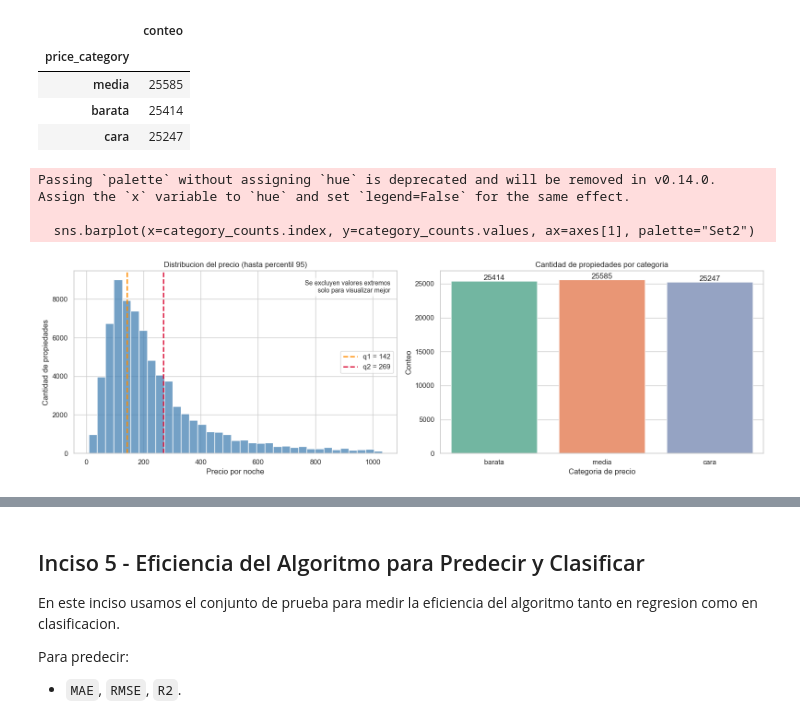
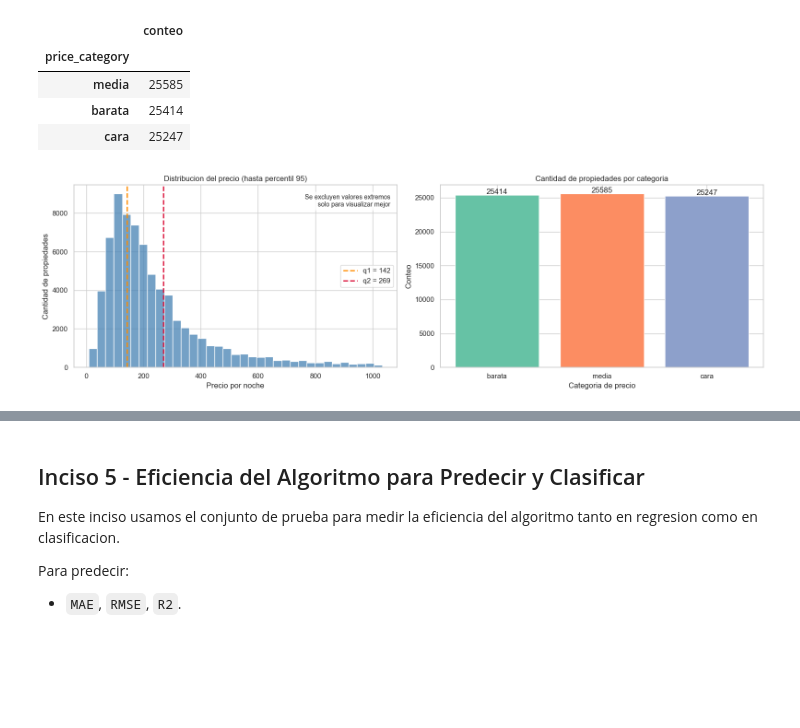
Before and after one commit to nicoCT04/lab5-MD, a Jupyter notebook: lab5_naive_bayes.ipynb, the cells around one changed output, grey strips where cells are left out. Cells and saved outputs as stored; diff of their text form; code cells hidden in the pictures; blank space fills up the shorter version.

```diff
--- a/lab5_naive_bayes.ipynb
+++ b/lab5_naive_bayes.ipynb
@@ -649,8 +809,7 @@ Como en el dataset no existe una columna ya creada para `barata`, `media` y `car
 
 Para evitar fuga de informacion, los puntos de corte se calculan **solo con el conjunto de entrenamiento** y luego se aplican tambien al conjunto de prueba.
 # %%
-train_price_for_bins = y_price.loc[X_train.index]
-q1, q2 = train_price_for_bins.quantile([1 / 3, 2 / 3])
+q1, q2 = y_train_price.quantile([1 / 3, 2 / 3])
 
 df_model["price_category"] = pd.cut(
     df_model["price_num"],
@@ -660,8 +819,18 @@ df_model["price_category"] = pd.cut(
 )
 
 y_class = df_model["price_category"]
-y_train_class = y_class.loc[X_train.index]
-y_test_class = y_class.loc[X_test.index]
+y_train_class = pd.cut(
+    y_train_price,
+    bins=[-np.inf, q1, q2, np.inf],
+    labels=["barata", "media", "cara"],
+    include_lowest=True,
+)
+y_test_class = pd.cut(
+    y_test_price,
+    bins=[-np.inf, q1, q2, np.inf],
+    labels=["barata", "media", "cara"],
+    include_lowest=True,
+)
 
 print(f"Corte 1 (barata/media): {q1:.2f}")
 print(f"Corte 2 (media/cara): {q2:.2f}")
@@ -683,36 +852,37 @@ price_plot_data = df_model.loc[df_model["price_num"] <= price_plot_limit, "price
 
 sns.histplot(price_plot_data, bins=35, ax=axes[0], color="steelblue", edgecolor="white")
 axes[0].axvline(q1, color="darkorange", linestyle="--", linewidth=2, label=f"q1 = {q1:.0f}")
 axes[0].axvline(q2, color="crimson", linestyle="--", linewidth=2, label=f"q2 = {q2:.0f}")
 axes[0].set_title("Distribucion del precio (hasta percentil 95)")
 axes[0].set_xlabel("Precio por noche")
 axes[0].set_ylabel("Cantidad de propiedades")
 axes[0].legend()
 axes[0].text(
     0.98,
     0.95,
     "Se excluyen valores extremos\nsolo para visualizar mejor",
     transform=axes[0].transAxes,
     ha="right",
     va="top",
     fontsize=10,
     bbox=dict(boxstyle="round,pad=0.3", facecolor="white", alpha=0.8),
 )
 
 category_counts = df_model["price_category"].value_counts().reindex(["barata", "media", "cara"])
-sns.barplot(x=category_counts.index, y=category_counts.values, ax=axes[1], palette="Set2")
+axes[1].bar(
+    category_counts.index,
+    category_counts.values,
+    color=sns.color_palette("Set2", n_colors=3),
+)
 axes[1].set_title("Cantidad de propiedades por categoria")
 axes[1].set_xlabel("Categoria de precio")
 axes[1].set_ylabel("Conteo")
 
 for i, value in enumerate(category_counts.values):
     axes[1].text(i, value + 150, f"{int(value)}", ha="center")
 
 plt.tight_layout()
 plt.show()
 # %% [output]
-Passing `palette` without assigning `hue` is deprecated and will be removed in v0.14.0. Assign the `x` variable to `hue` and set `legend=False` for the same effect.
-
-  sns.barplot(x=category_counts.index, y=category_counts.values, ax=axes[1], palette="Set2")
-[figure, old version]
+[figure, new version]
 # %%
```
Also changed, not shown: parts of 16 cells of this notebook.
